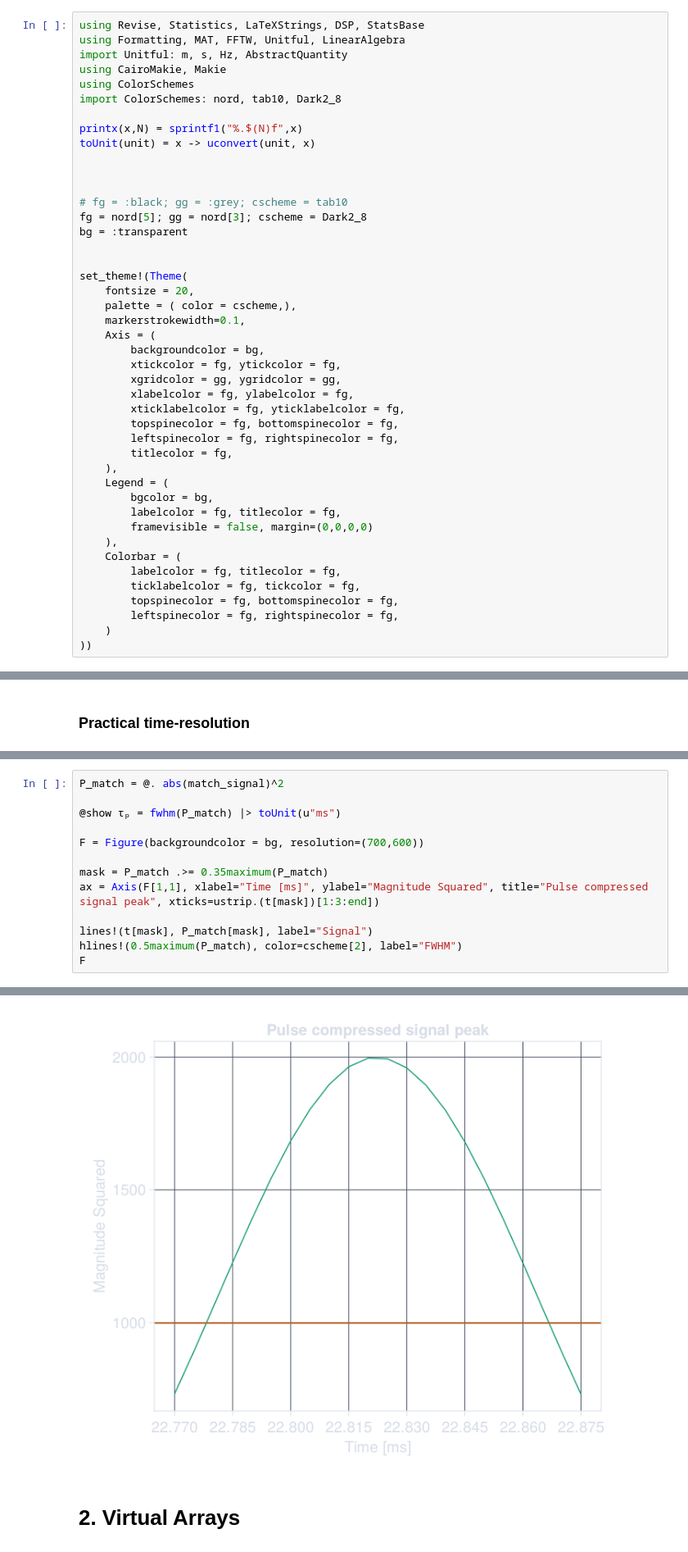
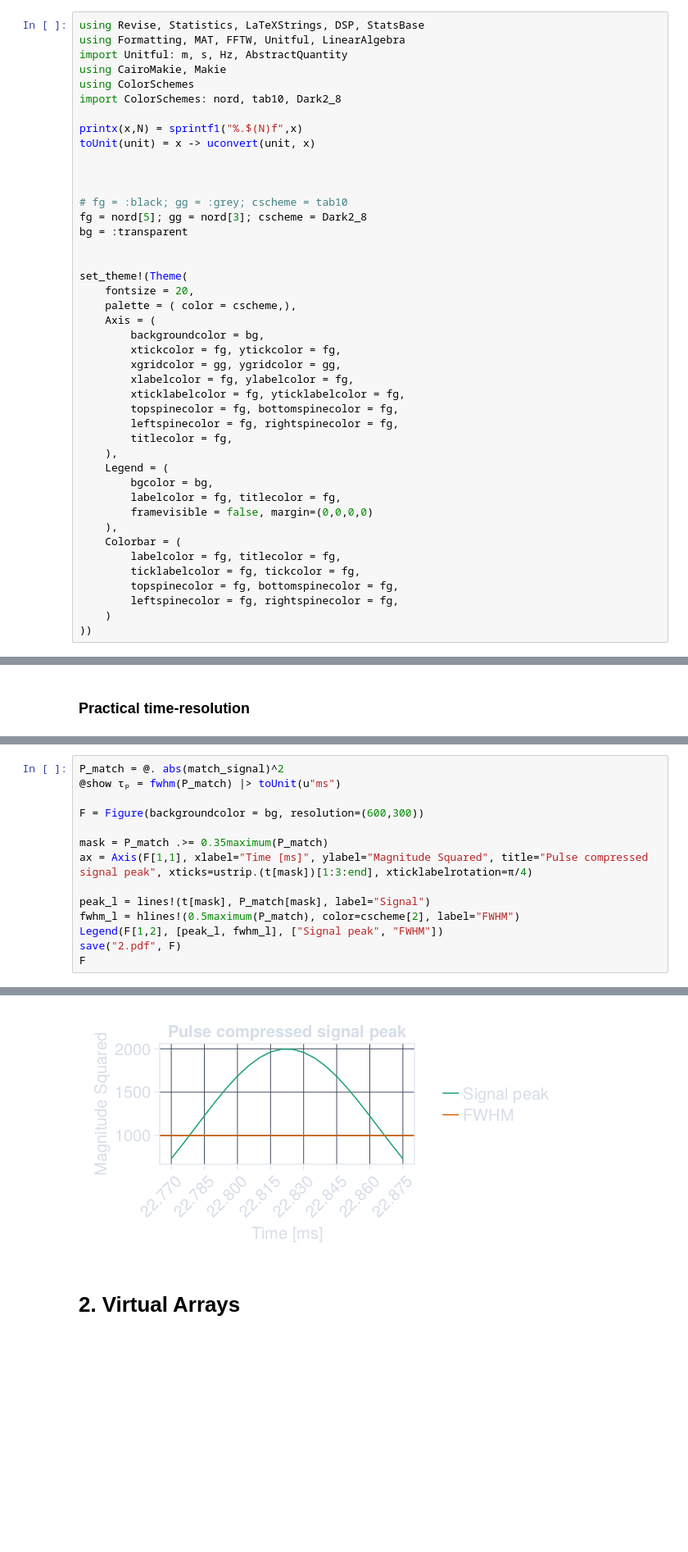
Before and after one commit to simonabj/Studies, a Jupyter notebook: IN5450/Project3/code.ipynb, the cells around one changed output, grey strips where cells are left out. Shown at 82% size. Cells and saved outputs as stored; diff of their text form; blank space fills up the shorter version.

```diff
--- a/IN5450/Project3/code.ipynb
+++ b/IN5450/Project3/code.ipynb
@@ -19,7 +19,6 @@ bg = :transparent
 set_theme!(Theme(
     fontsize = 20,
     palette = ( color = cscheme,),
-    markerstrokewidth=0.1,
     Axis = (
         backgroundcolor = bg,
         xtickcolor = fg, ytickcolor = fg,
@@ -116,20 +116,21 @@ fwhm(x) = (count(a -> a >= 0.5maximum(x), x)+2) / fs
 fwhm (generic function with 1 method)
 # %%
 P_match = @. abs(match_signal)^2
-
 @show τₚ = fwhm(P_match) |> toUnit(u"ms")
 
-F = Figure(backgroundcolor = bg, resolution=(700,600))
+F = Figure(backgroundcolor = bg, resolution=(600,300))
 
 mask = P_match .>= 0.35maximum(P_match)
-ax = Axis(F[1,1], xlabel="Time [ms]", ylabel="Magnitude Squared", title="Pulse compressed signal peak", xticks=ustrip.(t[mask])[1:3:end])
+ax = Axis(F[1,1], xlabel="Time [ms]", ylabel="Magnitude Squared", title="Pulse compressed signal peak", xticks=ustrip.(t[mask])[1:3:end], xticklabelrotation=π/4)
 
-lines!(t[mask], P_match[mask], label="Signal")
-hlines!(0.5maximum(P_match), color=cscheme[2], label="FWHM")
+peak_l = lines!(t[mask], P_match[mask], label="Signal")
+fwhm_l = hlines!(0.5maximum(P_match), color=cscheme[2], label="FWHM")
+Legend(F[1,2], [peak_l, fwhm_l], ["Signal peak", "FWHM"])
+save("2.pdf", F)
 F
 # %% [output]
 τₚ = fwhm(P_match) |> toUnit(u"ms") = 0.1 ms
-[figure, old version]
+[figure, new version]
 # %% [markdown]
 # 2. Virtual Arrays
 # %%
```
Also changed, not shown: parts of 19 cells of this notebook, 16 other files.
